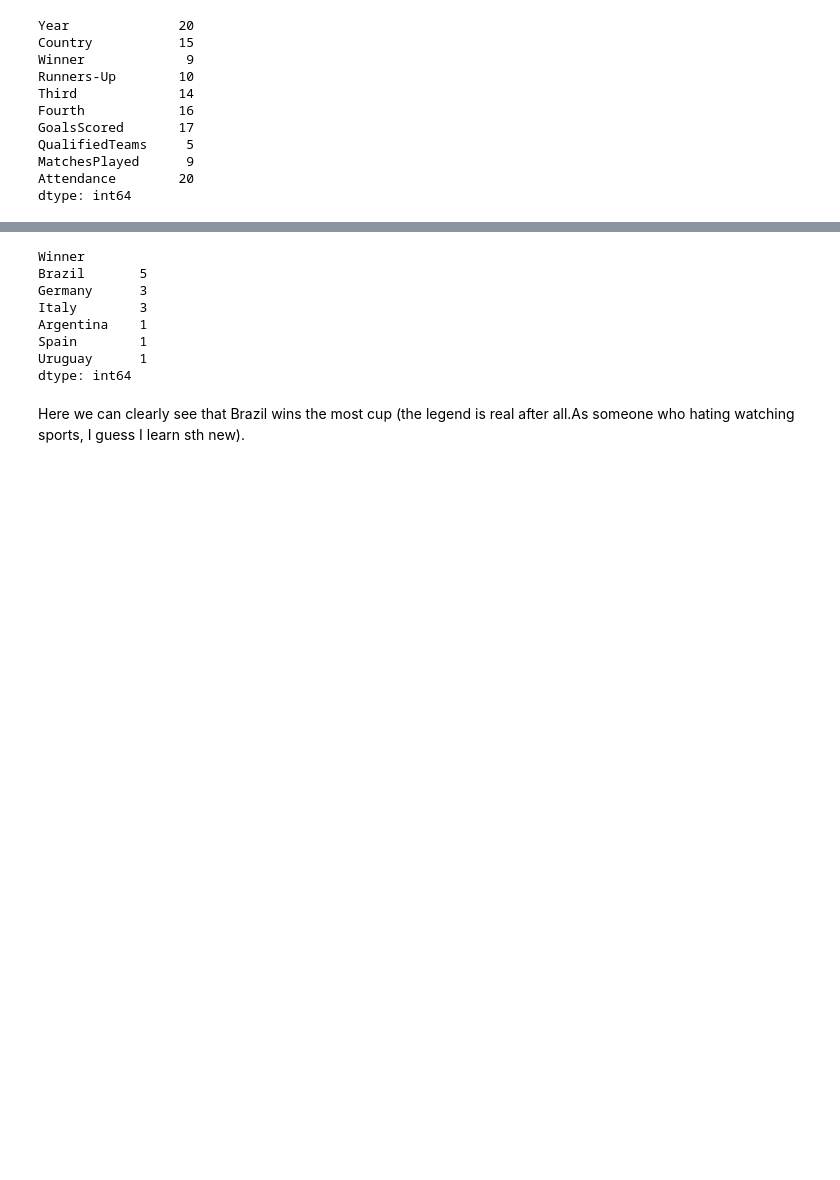
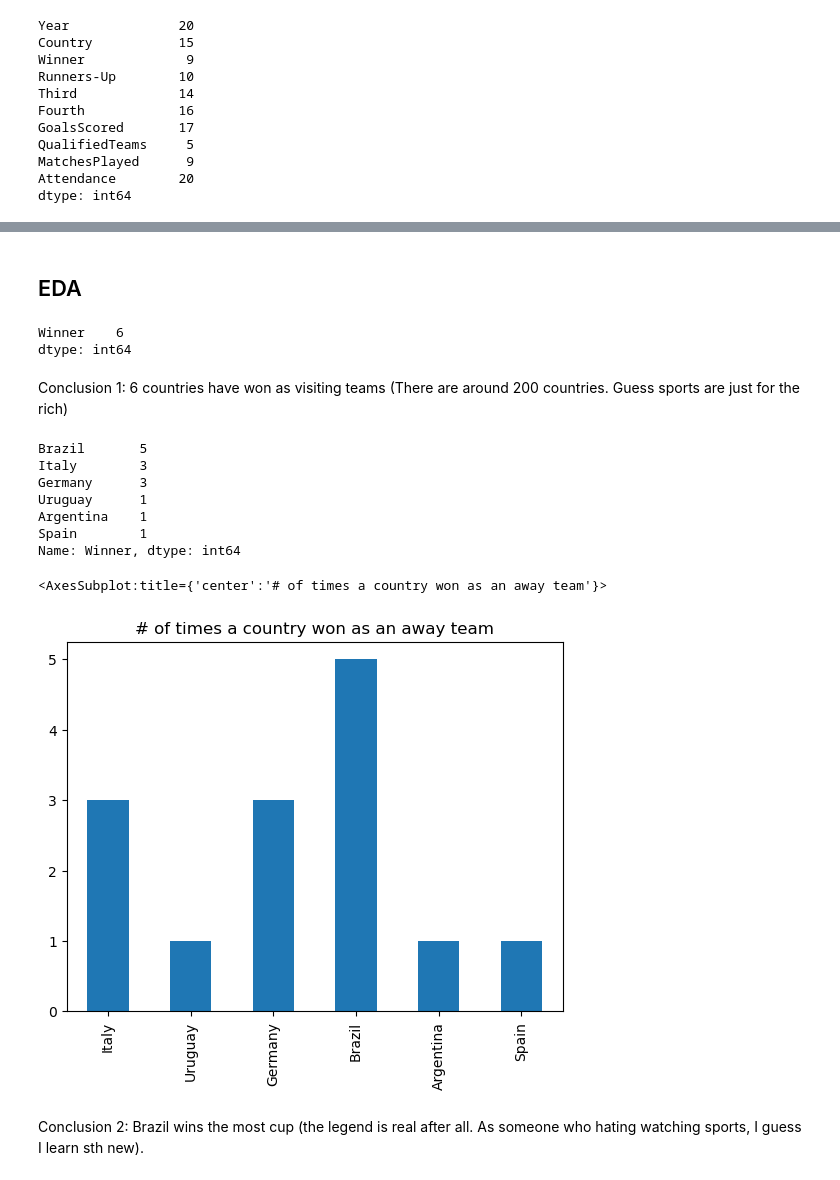
Before and after one commit to ubco-W2022T1-cosc301/project-group49, a Jupyter notebook: notebooks/analysis2-Cherry_v2.ipynb, the cells around one changed output, grey strips where cells are left out. Cells and saved outputs as stored; diff of their text form; code cells hidden in the pictures; blank space fills up the shorter version.

```diff
--- a/notebooks/analysis2-Cherry_v2.ipynb
+++ b/notebooks/analysis2-Cherry_v2.ipynb
@@ -73,15 +102,30 @@ df
 # %%
 df.to_csv('CleanedWorldCups(Analysis2).csv',index=False)
+# %% [markdown]
+## EDA
+# %%
+df.nunique()
+# %% [output]
+Winner    6
+dtype: int64
+# %% [markdown]
+Conclusion 1: 6 countries have won as visiting teams (There are around 200 countries. Guess sports are just for the rich)
 # %%
-df.value_counts(ascending=False)
+df['Winner'].value_counts(ascending=False)
 # %% [output]
-Winner
 Brazil       5
+Italy        3
 Germany      3
-Italy        3
+Uruguay      1
 Argentina    1
 Spain        1
-Uruguay      1
-dtype: int64
+Name: Winner, dtype: int64
+# %%
+#A Plot of how many times a country won as home team
+# sns.countplot(x='Winner',data=df)
+df['Winner'].value_counts(sort=False).plot.bar(title="# of times a country won as an away team")
+# %% [output]
+<AxesSubplot:title={'center':'# of times a country won as an away team'}>
+[figure, added]
 # %% [markdown]
-Here we can clearly see that Brazil wins the most cup (the legend is real after all.As someone who hating watching sports, I guess I learn sth new).
+Conclusion 2: Brazil wins the most cup (the legend is real after all. As someone who hating watching sports, I guess I learn sth new).
```
Also changed, not shown: parts of 12 cells of this notebook, 6 other files.
